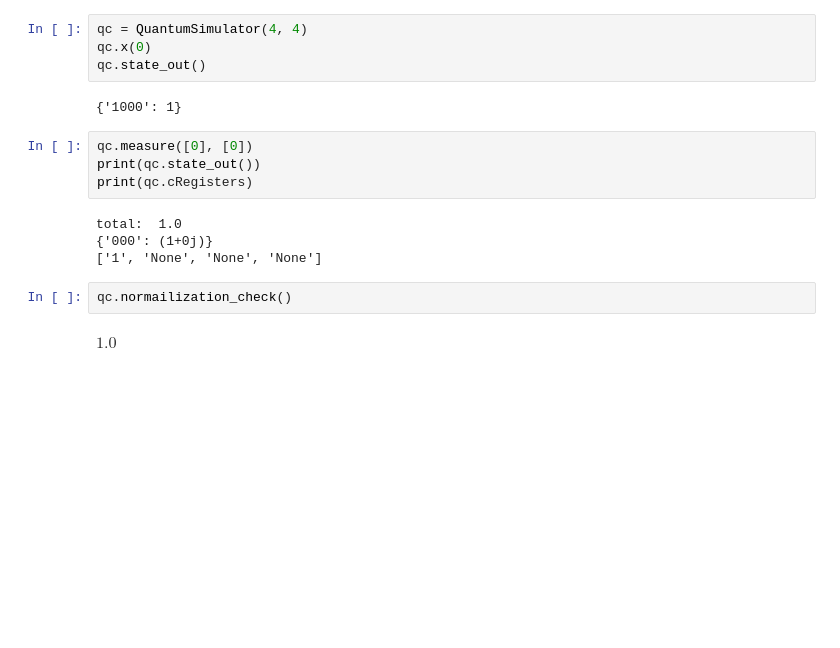
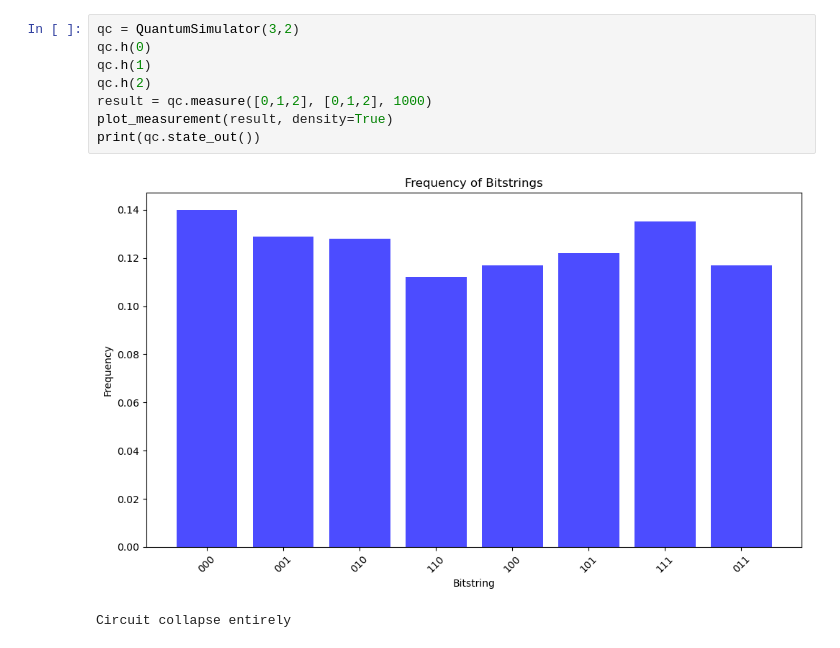
Before and after one commit to liuqiyucn/Profolio, a Jupyter notebook: quantum_simulator/simulator.ipynb, the cells around one changed output. Saved outputs shown, nothing was run; the diff lists cells and outputs as text; blank space fills up the shorter version.

Commit message:
measurement updated

```diff
--- a/quantum_simulator/simulator.ipynb
+++ b/quantum_simulator/simulator.ipynb
@@ -202,18 +257,11 @@ class QuantumSimulator:
-# %%
-qc = QuantumSimulator(4, 4)
-qc.x(0)
-qc.state_out()
-# %% [output]
-{'1000': 1}
-# %%
-qc.measure([0], [0])
-print(qc.state_out())
-print(qc.cRegisters)
-# %% [output]
-total:  1.0
-{'000': (1+0j)}
-['1', 'None', 'None', 'None']
-# %%
-qc.normailization_check()
-# %% [output]
-$\displaystyle 1.0$
+# %%
+qc = QuantumSimulator(3,2)
+qc.h(0)
+qc.h(1)
+qc.h(2)
+result = qc.measure([0,1,2], [0,1,2], 1000)
+plot_measurement(result, density=True)
+print(qc.state_out())
+# %% [output]
+[figure, added]
+Circuit collapse entirely
```
Also changed, not shown: parts of 2 cells of this notebook, 18 other files.
